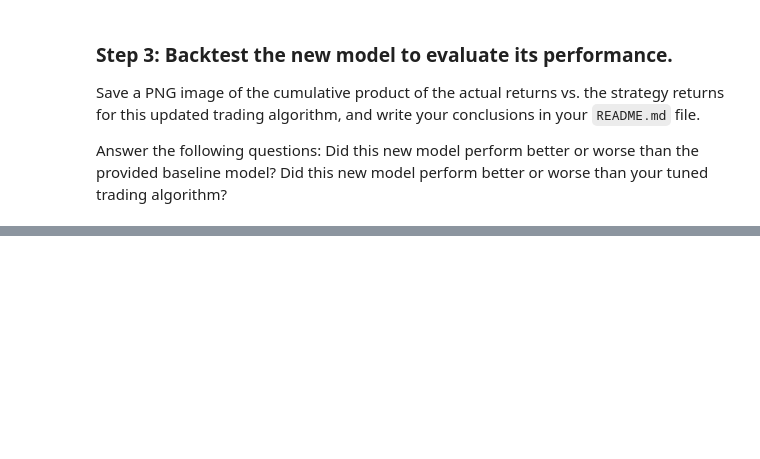
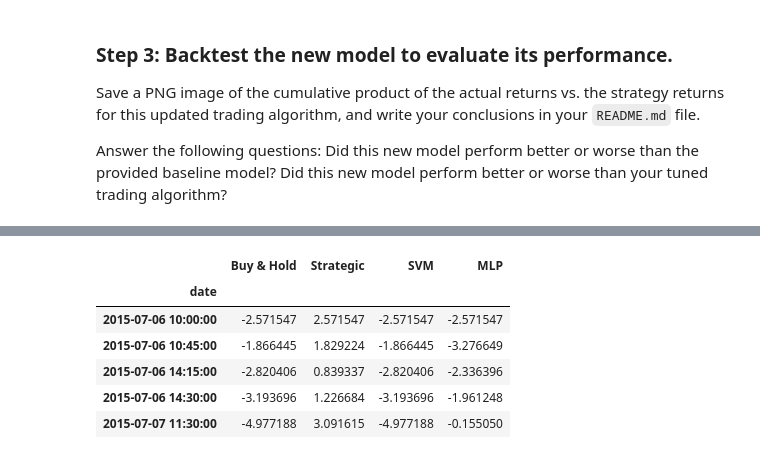
Before and after one commit to adamgulyas/heem-ml-trading-bot, a Jupyter notebook: machine_learning_trading_bot.ipynb, the cells around one changed output, grey strips where cells are left out. Cells and saved outputs as stored; diff of their text form; code cells hidden in the pictures; blank space fills up the shorter version.

Commit message:
Build and evaluate Multi-Layer Perceptron classifier and visualize returns

```diff
--- a/machine_learning_trading_bot.ipynb
+++ b/machine_learning_trading_bot.ipynb
@@ -332,13 +332,13 @@ display(predictions_df.tail())
 ### Step 7: Create a cumulative return plot that shows the actual returns vs. the strategy returns. Save a PNG image of this plot. This will serve as a baseline against which to compare the effects of tuning the trading algorithm.
 # %%
 # Plot the actual returns versus the strategy returns
-predicted_returns = predictions_df['Actual Returns'] * predictions_df['Predicted Signal']
+predicted_returns = svm_predictions_df['Actual Returns'] * svm_predictions_df['Predicted Signal']
 
 returns_df_2 = pd.DataFrame({
-    'Buy & Hold': ((1 + predictions_df['Actual Returns']).cumprod() - 1) * 100,
-    'Strategic': ((1 + predictions_df['Strategy Returns']).cumprod() - 1) * 100,
-    'Predictive': ((1 + predicted_returns).cumprod() - 1) * 100
-}, index=predictions_df.index).dropna()
+    'Buy & Hold': ((1 + svm_predictions_df['Actual Returns']).cumprod() - 1) * 100,
+    'Strategic': ((1 + svm_predictions_df['Strategy Returns']).cumprod() - 1) * 100,
+    'SVM': ((1 + predicted_returns).cumprod() - 1) * 100
+}, index=svm_predictions_df.index).dropna()
 
 fig_2 = px.line(
     returns_df_2,
@@ -387,10 +403,10 @@ In this section, you’ll use the original parameters that the starter code prov
 ### Step 2: Using the original training data as the baseline model, fit another model with the new classifier.
 # %%
 # Fit the model using the training data
-model = # YOUR CODE HERE
+model = mlp_clf.fit(X_train_scaled, y_train)
 
 # Use the testing dataset to generate the predictions for the new model
-pred = # YOUR CODE HERE
+mlp_pred = mlp_clf.predict(X_test_scaled)
 
 # Review the model's predicted values
-# YOUR CODE HERE
+mlp_pred[:50]
@@ -430,0 +441,31 @@ Did this new model perform better or worse than your tuned trading algorithm?
+# %%
+# Create a predictions DataFrame
+mlp_predictions_df = pd.DataFrame(index=X_test.index)
+
+# Add the SVM model predictions to the DataFrame
+mlp_predictions_df['Predicted Signal'] = mlp_pred
+
+# Add the actual returns to the DataFrame
+mlp_predictions_df['Actual Returns'] = signals_df['Actual Returns']
+
+# Calculate returns from the MLP classifier trading
+mlp_returns = mlp_predictions_df['Actual Returns'] * mlp_predictions_df['Predicted Signal']
+
+# Build a dataframe of cumulative returns from the MLP classifier
+mlp_returns_df = pd.DataFrame({
+    'MLP': ((1 + mlp_returns).cumprod() - 1) * 100
+})
+
+# Join all cumulative returns
+all_returns_df = pd.concat([returns_df_2, mlp_returns_df], join='inner', axis='columns')
+
+# Review the DataFrame
+all_returns_df.head()
+# %% [output]
+|  | Buy & Hold | Strategic | SVM | MLP |
+| date |  |  |  |  |
+| 2015-07-06 10:00:00 | -2.571547 | 2.571547 | -2.571547 | -2.571547 |
+| 2015-07-06 10:45:00 | -1.866445 | 1.829224 | -1.866445 | -3.276649 |
+| 2015-07-06 14:15:00 | -2.820406 | 0.839337 | -2.820406 | -2.336396 |
+| 2015-07-06 14:30:00 | -3.193696 | 1.226684 | -3.193696 | -1.961248 |
+| 2015-07-07 11:30:00 | -4.977188 | 3.091615 | -4.977188 | -0.155050 |
```
Also changed, not shown: parts of 8 cells of this notebook.
